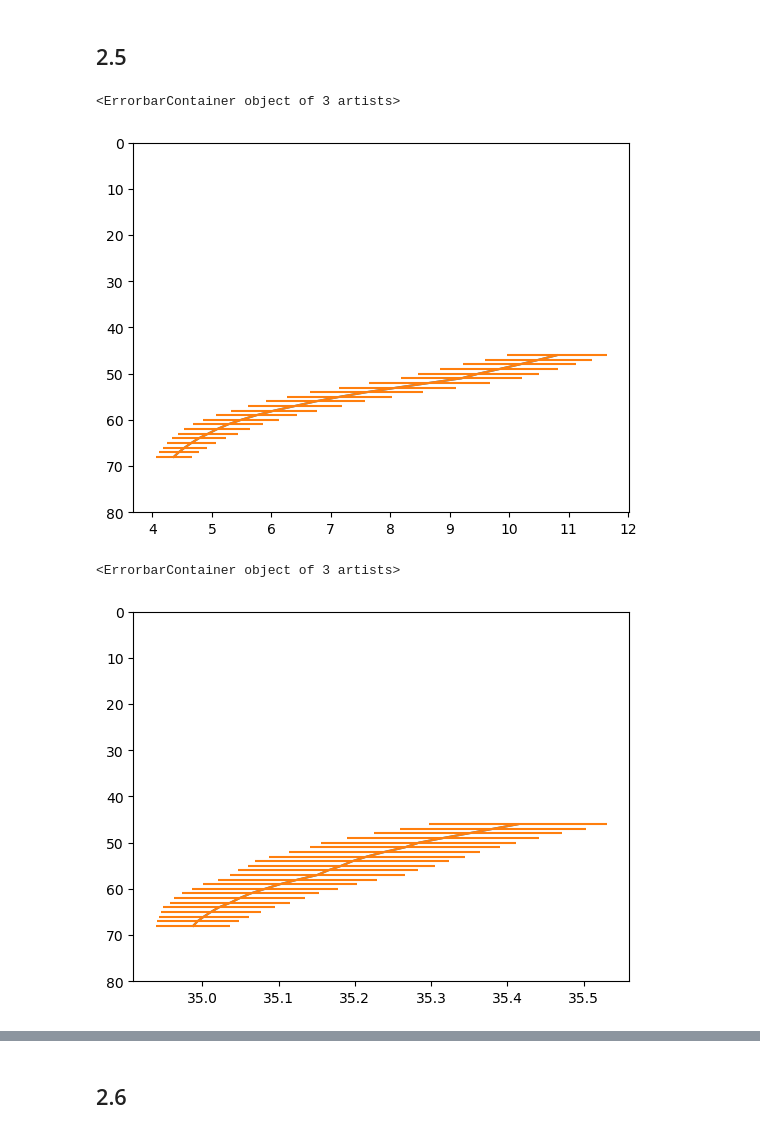
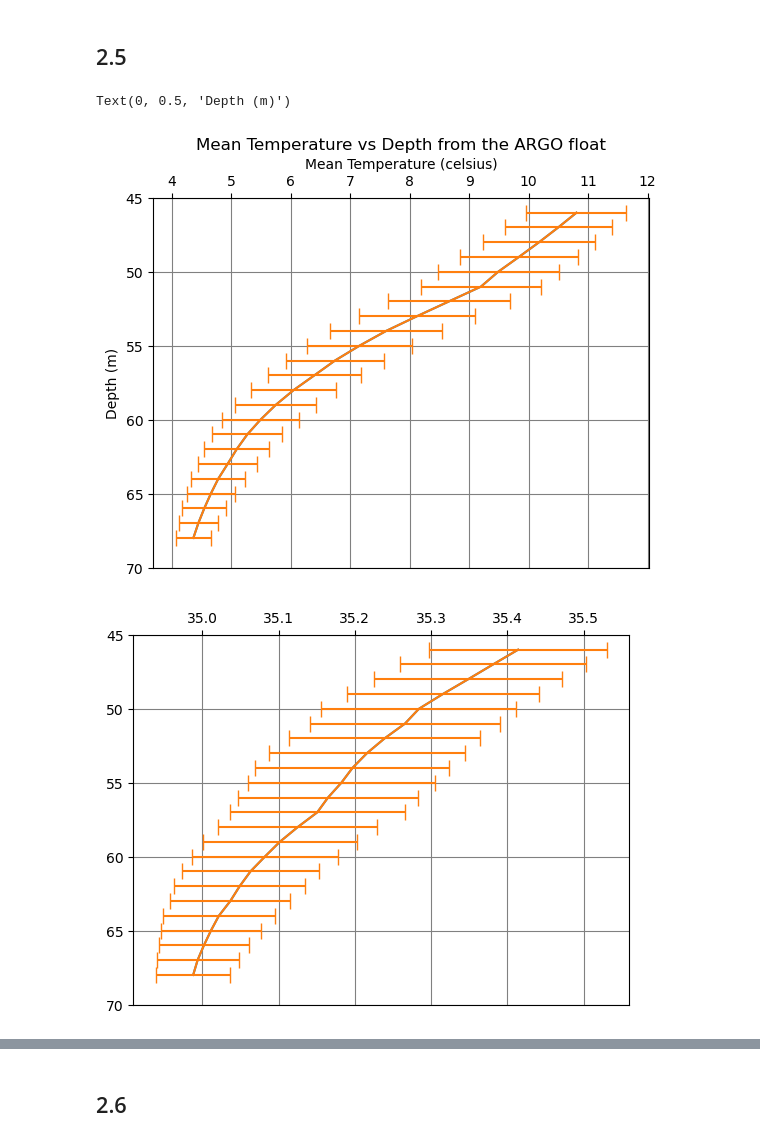
Before and after one commit to asm2296/Assignments, a Jupyter notebook: Assignment 3.ipynb, the cells around one changed output, grey strips where cells are left out. Cells and saved outputs as stored; diff of their text form; code cells hidden in the pictures.

```diff
--- a/Assignment 3.ipynb
+++ b/Assignment 3.ipynb
@@ -156,17 +174,28 @@ P_std = P.std(1)
 ## 2.5
 # %%
 plt.plot(T_mean, levels)
-plt.ylim(80, 0)
-plt.errorbar(T_mean, levels, xerr = T_std)
+plt.ylim(70, 45)
+plt.errorbar(T_mean, levels, capsize=6, xerr = T_std)
+plt.gca().xaxis.set_ticks_position("top")
+plt.gca().xaxis.set_label_position("top")
+plt.grid(True, c = "gray")
+plt.title("Mean Temperature vs Depth from the ARGO float")
+plt.xlabel("Mean Temperature (celsius)")
+plt.ylabel("Depth (m)")
 # %% [output]
-<ErrorbarContainer object of 3 artists>
+Text(0, 0.5, 'Depth (m)')
-[figure, old version]
+[figure, new version]
 # %%
 plt.plot(S_mean, levels)
-plt.ylim(80, 0)
-plt.errorbar(S_mean, levels, xerr = S_std)
+plt.ylim(70, 45)
+plt.errorbar(S_mean, levels, capsize = 6, xerr = S_std)
+plt.gca().xaxis.set_ticks_position("top")
+plt.gca().xaxis.set_label_position("top")
+plt.grid(True, c = "gray")
+plt.title("Mean Salinity vs Depth from the ARGO float")
+plt.xlabel("Mean Salinity (ppt)")
+plt.ylabel("Depth (m)")
 # %% [output]
-<ErrorbarContainer object of 3 artists>
-[figure, old version]
+[figure, new version]
 # %%
 plt.plot(P_mean, levels)
```
Also changed, not shown: parts of 18 cells of this notebook.
